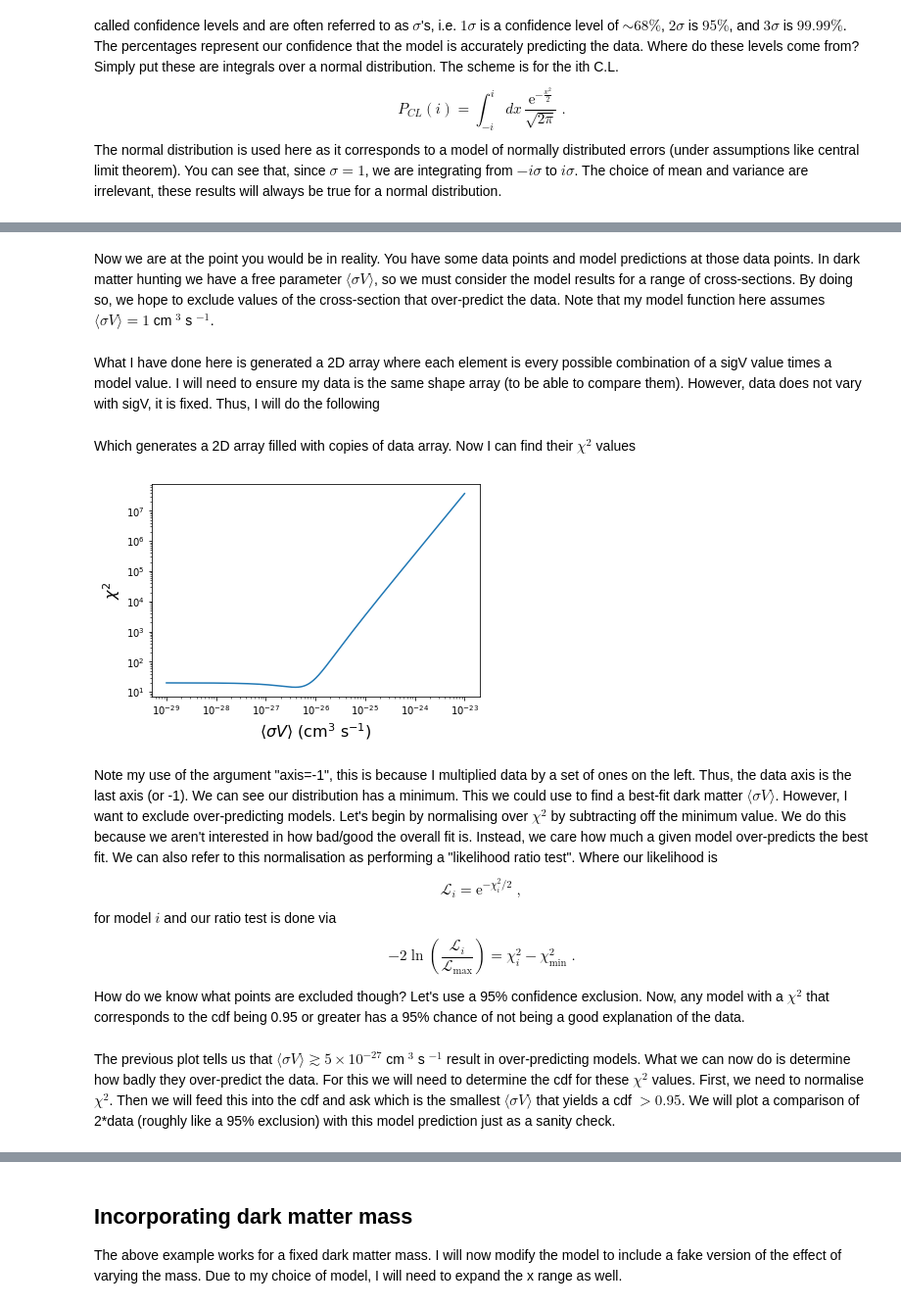
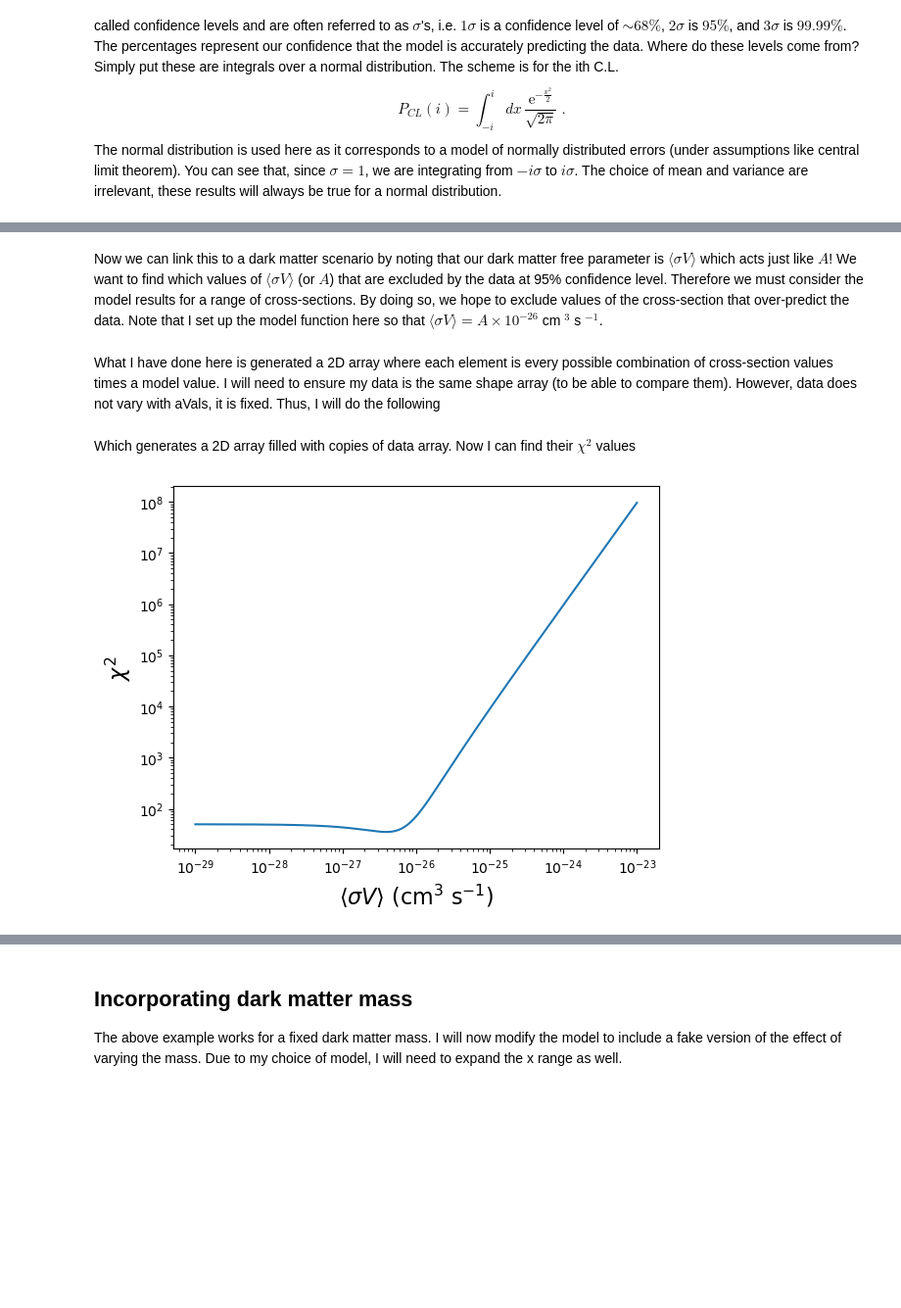
Before and after one commit to Hyperthetical/student_guides, a Jupyter notebook: guide_to_chi_squared.ipynb, the cells around one changed output, grey strips where cells are left out. Shown at 98% size. Saved outputs shown, nothing was run; the diff lists cells and outputs as text; code cells hidden in the pictures; blank space fills up the shorter version.

Commit message:
Updated with central limit theorem and one-sided tests

```diff
--- a/guide_to_chi_squared.ipynb
+++ b/guide_to_chi_squared.ipynb
@@ -60,9 +83,9 @@ To implement this, I will generate some fake data and a toy model
 # %%
-def modelResult(x):
+def modelResult(x,A):
     mu = 5e1
     sig = 1e1
     #artificial model I created
-    return 1e14*np.exp(-(x-mu)**2/sig**2*0.5)
+    return 1e-12*np.exp(-(x-mu)**2/sig**2*0.5)*A
 
 def dataResult(x,y0,alpha):
     #fake data that's just a power-law
@@ -72,4 +97,8 @@ I will now choose some x range to consider them over, I will choose it so the ga
 # %%
-x = np.logspace(1,2,num=20)
-model = modelResult(x)
+x = np.logspace(1,2,num=50)
+model = modelResult(x,1.0)
 data = dataResult(x,1e-10,-1.5)
+plt.plot(x,model)
+plt.yscale("log");plt.xscale("log")
+plt.plot(x,data,linestyle="none",marker="o")
+plt.show()
@@ -76,46 +116,33 @@ data = dataResult(x,1e-10,-1.5)
 # %% [markdown]
-Now we are at the point you would be in reality. You have some data points and model predictions at those data points. In dark matter hunting we have a free parameter $\langle \sigma V \rangle$, so we must consider the model results for a range of cross-sections. By doing so, we hope to exclude values of the cross-section that over-predict the data. Note that my model function here assumes $\langle \sigma V \rangle = 1$ cm $^3$ s $^{-1}$.
+Now we can link this to a dark matter scenario by noting that our dark matter free parameter is  $\langle \sigma V \rangle$ which acts just like $A$! We want to find which values of $\langle \sigma V \rangle$ (or $A$) that are excluded by the data at 95\% confidence level. Therefore we must consider the model results for a range of cross-sections. By doing so, we hope to exclude values of the cross-section that over-predict the data. Note that I set up the model function here so that $\langle \sigma V \rangle = A \times 10^{-26}$ cm $^3$ s $^{-1}$.
 # %%
-sigV = np.logspace(-3,3,num=3000)*1e-26
-model = np.tensordot(sigV,model,axes=0)
+aVals = np.logspace(-3,3,num=3000)
+model = np.tensordot(aVals,model,axes=0)
 # %% [markdown]
-What I have done here is generated a 2D array where each element is every possible combination of a sigV value times a model value. I will need to ensure my data is the same shape array (to be able to compare them). However, data does not vary with sigV, it is fixed. Thus, I will do the following
+What I have done here is generated a 2D array where each element is every possible combination of cross-section values times a model value. I will need to ensure my data is the same shape array (to be able to compare them). However, data does not vary with aVals, it is fixed. Thus, I will do the following
 # %%
-data = np.tensordot(np.ones_like(sigV),data,axes=0)
+data = np.tensordot(np.ones_like(aVals),data,axes=0)
 # %% [markdown]
 Which generates a 2D array filled with copies of data array. Now I can find their $\chi^2$ values
 # %%
 def chiSquare(model,data,axis=-1,dataUncert=None,alpha=2):
     """
     model and data are the predicted and observed values respectively
     This method assumes data and model are sampled at the same values of the independent variable
     """
     if dataUncert is None:
         dataUncert = data #modify the test if we don't know the uncertainties on the data
     if dataUncert.shape != data.shape or model.shape != data.shape:
         print("chiSquare error: model, data, and dataUncert (if specified) must be the same shape!")
         sys.exit(2)
     return np.sum((model-data)**alpha/dataUncert**alpha,axis=axis) #we always sum over the data points so I need to specify which axis this corresponds to
 
 chi2 = chiSquare(model,data,axis=-1)
 
-plt.plot(sigV,chi2)
+plt.plot(aVals*1e-26,chi2)
 plt.ylabel(r"$\chi^2$",fontsize=16)
 plt.xlabel(r"$\langle \sigma V\rangle$ (cm$^3$ s$^{-1}$)",fontsize=16)
 plt.yscale("log");plt.xscale("log")
 plt.show()
 # %% [output]
-[figure, old version]
+[figure, new version]
-# %% [markdown]
-Note my use of the argument "axis=-1", this is because I multiplied data by a set of ones on the left. Thus, the data axis is the last axis (or -1). We can see our distribution has a minimum. This we could use to find a best-fit dark matter $\langle \sigma V \rangle$. However, I want to exclude over-predicting models. Let's begin by normalising over $\chi^2$ by subtracting off the minimum value. We do this because we aren't interested in how bad/good the overall fit is. Instead, we care how much a given model over-predicts the best fit. We can also refer to this normalisation as performing a "likelihood ratio test". Where our likelihood is
-\begin{equation}
-\mathcal{L}_i = \mathrm{e}^{-\chi_i^2/2} \; ,
-\end{equation}
-for model $i$ and our ratio test is done via
-\begin{equation}
--2\ln{\left(\frac{\mathcal{L}_i}{\mathcal{L}_{\mathrm{max}}}\right)} = \chi^2_i - \chi^2_{\mathrm{min}} \; .
-\end{equation}
-
-How do we know what points are excluded though? Let's use a 95\% confidence exclusion. Now, any model with a $\chi^2$ that corresponds to the cdf being 0.95 or greater has a 95\% chance of not being a good explanation of the data.
-# %% [markdown]
-The previous plot tells us that $\langle \sigma V \rangle \gtrsim 5\times 10^{-27}$ cm $^3$ s $^{-1}$ result in over-predicting models. What we can now do is determine how badly they over-predict the data. For this we will need to determine the cdf for these $\chi^2$ values. First, we need to normalise $\chi^2$. Then we will feed this into the cdf and ask which is the smallest $\langle \sigma V \rangle$ that yields a cdf $> 0.95$. We will plot a comparison of 2*data (roughly like a 95\% exclusion) with this model prediction just as a sanity check.
```
Also changed, not shown: parts of 20 cells of this notebook.
